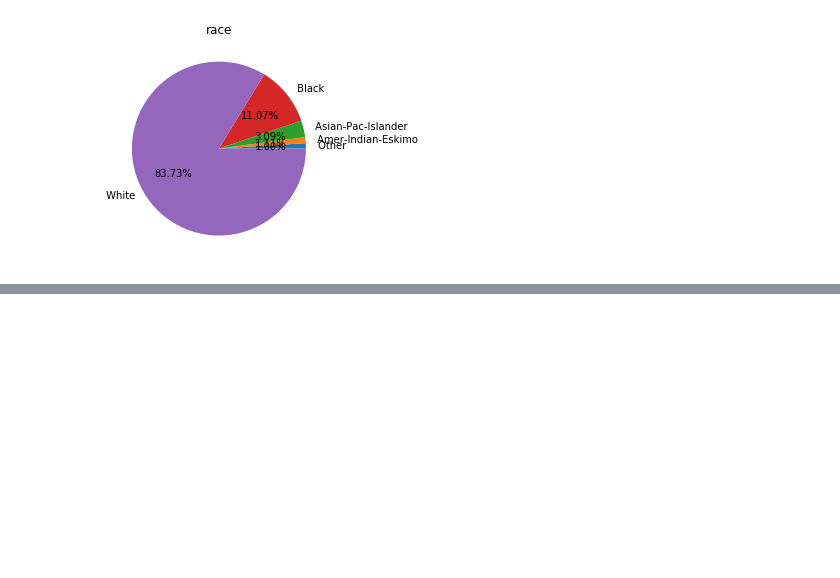
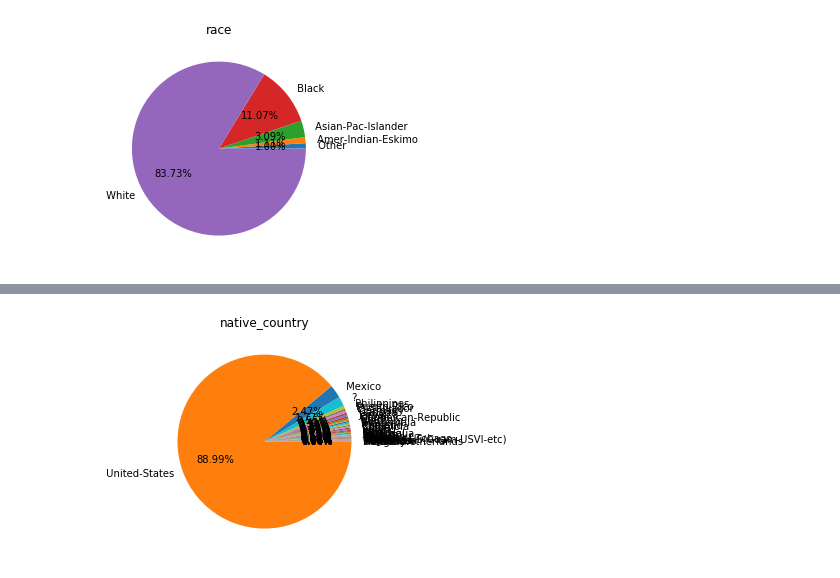
Before and after one commit to vkakkar1/cse578, a Jupyter notebook: Untitled.ipynb, the cells around one changed output, grey strips where cells are left out. Saved outputs shown, nothing was run; the diff lists cells and outputs as text; code cells hidden in the pictures; blank space fills up the shorter version.

```diff
--- a/Untitled.ipynb
+++ b/Untitled.ipynb
@@ -89,0 +86,4 @@ SELECT COUNT(*)as c,race FROM Adult WHERE salary LIKE '%<=50K%' GROUP BY race
+# %%
+piegraph("native_country")
+# %% [output]
+[figure, added]
```
Also changed, not shown: parts of 1 cell of this notebook, 40 other files.
